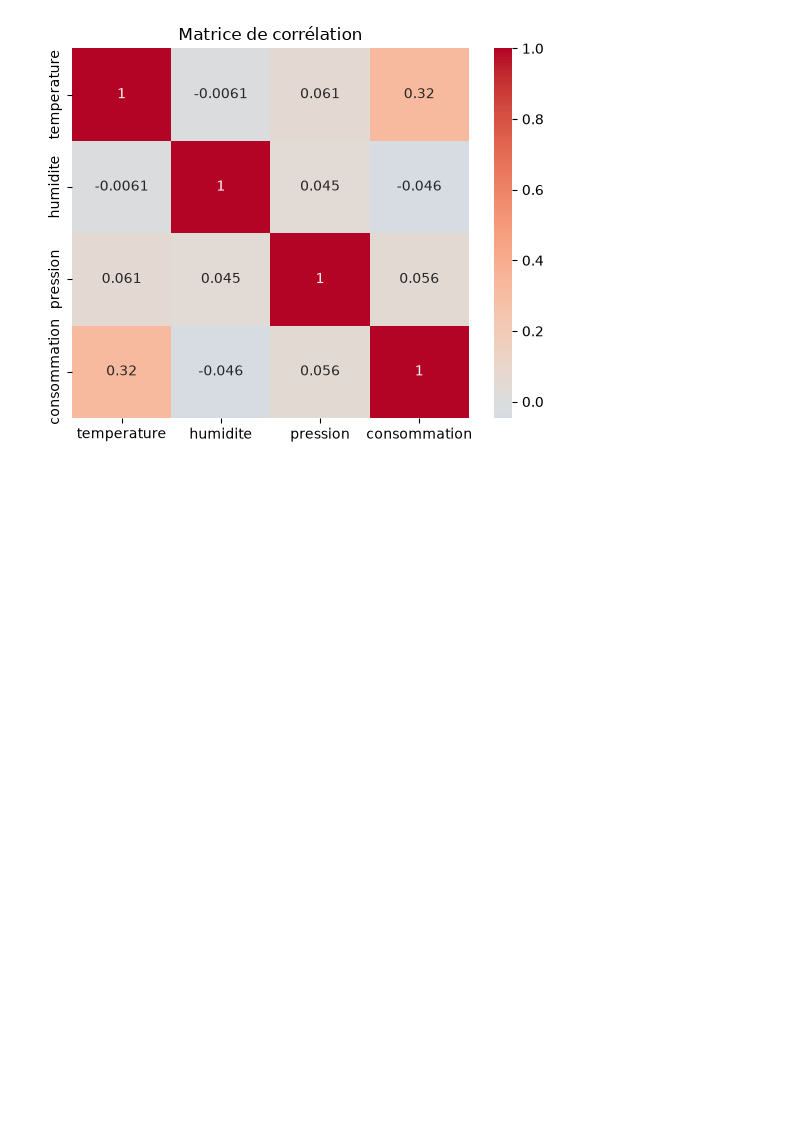
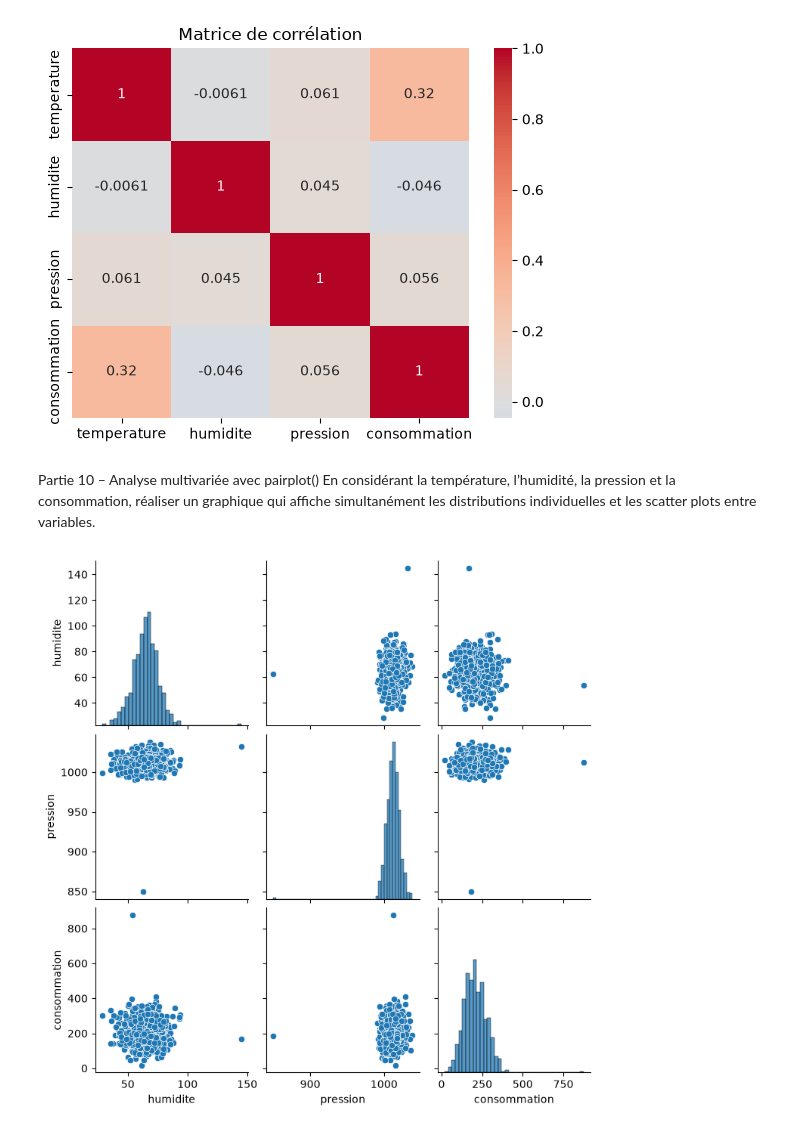
Before and after one commit to yohanfredyh/atelier_seaborn, a Jupyter notebook: notebooks/atelier_seaborn_iot.ipynb, the cells around one changed output. Cells and saved outputs as stored; diff of their text form; code cells hidden in the pictures; blank space fills up the shorter version.

Commit message:
partie 10

```diff
--- a/notebooks/atelier_seaborn_iot.ipynb
+++ b/notebooks/atelier_seaborn_iot.ipynb
@@ -358,3 +358,14 @@ plt.title("Matrice de corrélation")
 plt.show()
 # %% [output]
 [figure]
+# %% [markdown]
+Partie 10 – Analyse multivariée avec pairplot()
+En considérant la température, l’humidité, la pression et la consommation, réaliser un graphique qui
+affiche simultanément les distributions individuelles et les scatter plots entre variables.
+# %%
+colonnes_numeriques = ["humidite","pression","consommation"]
+# %%
+sns.pairplot(df[colonnes_numeriques])
+plt.show()
+# %% [output]
+[figure, added]
```
